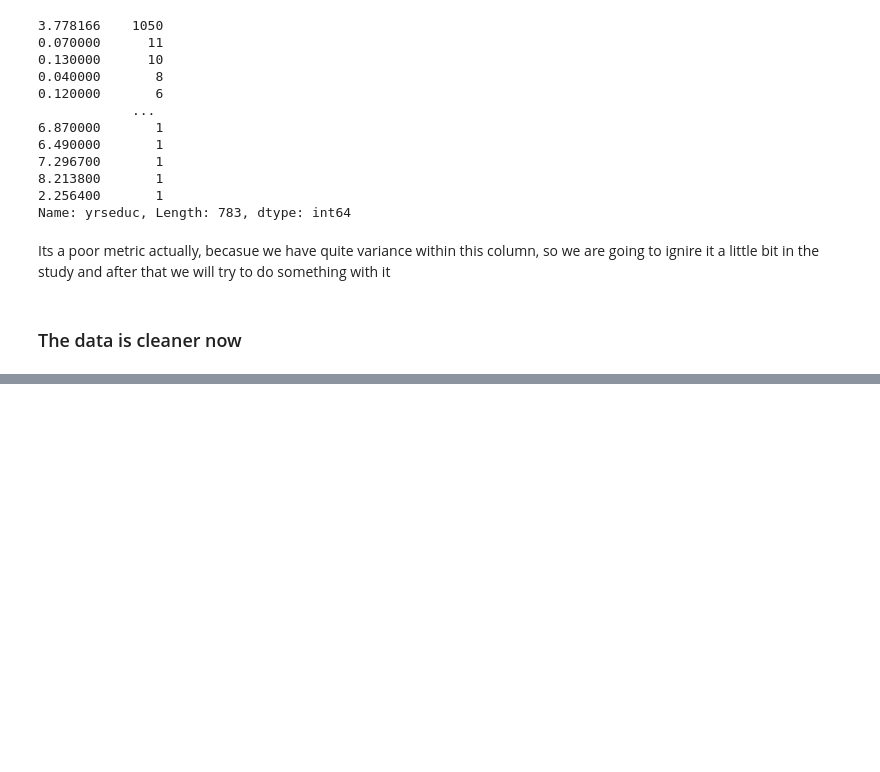
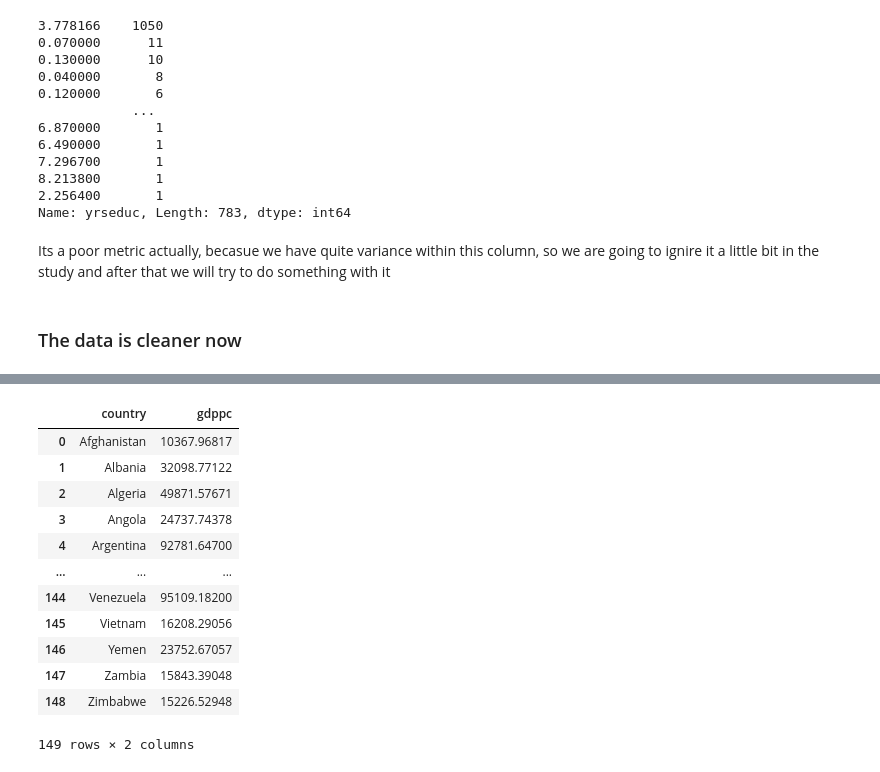
Before and after one commit to Jorge-Solana/Country_Socioeconomic_Study, a Jupyter notebook: Data Exploration and Cleaning.ipynb, the cells around one changed output, grey strips where cells are left out. Drawn from its saved outputs; the diff is of its cells as text; code cells hidden in the pictures; blank space fills up the shorter version.

```diff
--- a/Data Exploration and Cleaning.ipynb
+++ b/Data Exploration and Cleaning.ipynb
@@ -109,0 +126,18 @@ Its a poor metric actually, becasue we have quite variance within this column, s
+# %%
+country_grouped = country_status.groupby(['country'], as_index=False).agg({'gdppc': 'sum'})
+# %%
+country_grouped
+# %% [output]
+|  | country | gdppc |
+| 0 | Afghanistan | 10367.96817 |
+| 1 | Albania | 32098.77122 |
+| 2 | Algeria | 49871.57671 |
+| 3 | Angola | 24737.74378 |
+| 4 | Argentina | 92781.64700 |
+| ... | ... | ... |
+| 144 | Venezuela | 95109.18200 |
+| 145 | Vietnam | 16208.29056 |
+| 146 | Yemen | 23752.67057 |
+| 147 | Zambia | 15843.39048 |
+| 148 | Zimbabwe | 15226.52948 |
+149 rows × 2 columns
```
Also changed, not shown: parts of 14 cells of this notebook.
